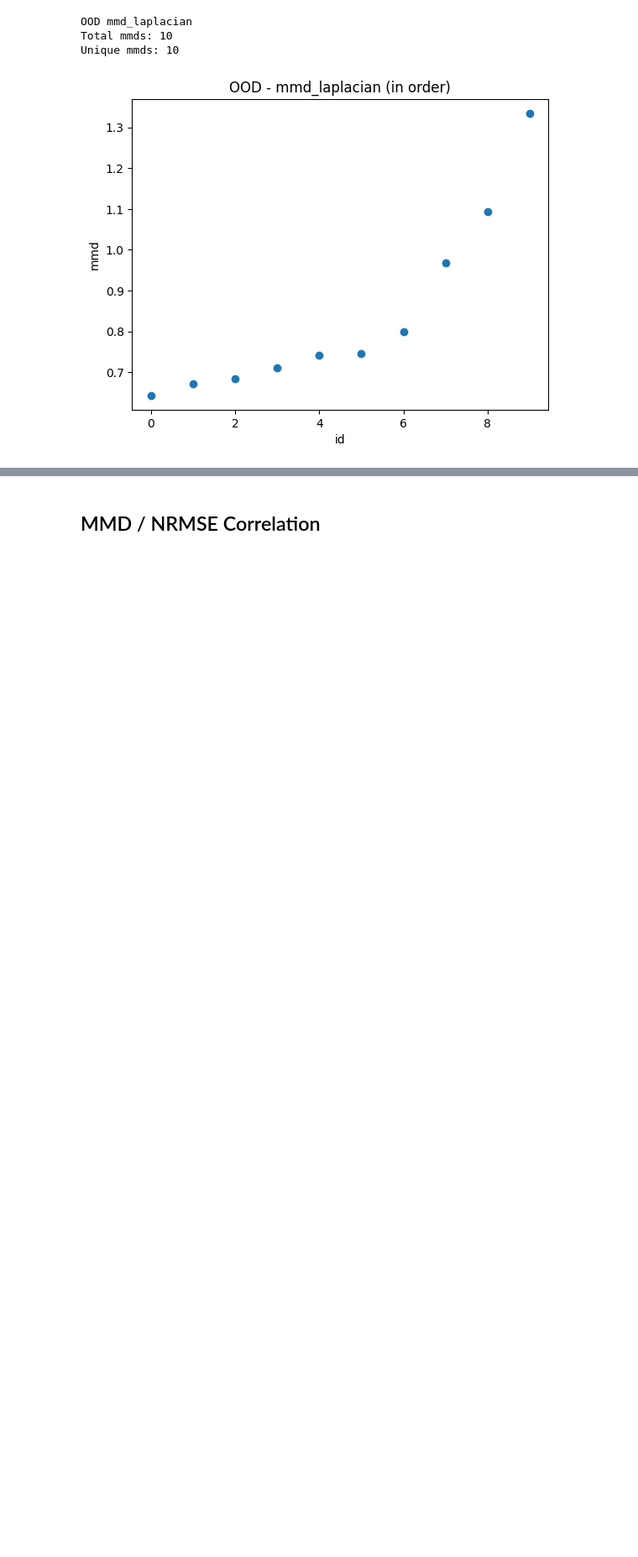
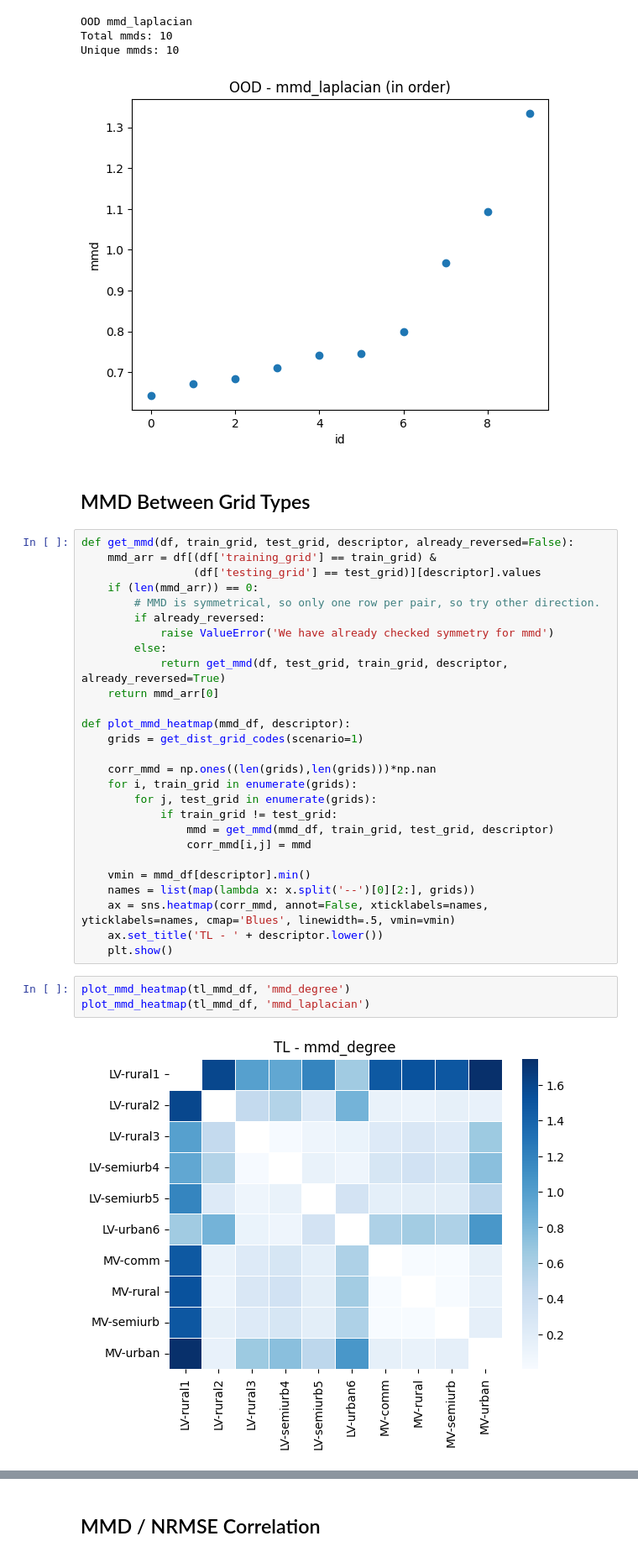
Before and after one commit to Davjes15/engage_pg, a Jupyter notebook: results_analysis.ipynb, the cells around one changed output, grey strips where cells are left out. Shown at 84% size. Cells and saved outputs as stored; diff of their text form; blank space fills up the shorter version.

Commit message:
added heatmap for mmd between grids

```diff
--- a/results_analysis.ipynb
+++ b/results_analysis.ipynb
@@ -112,3 +112,37 @@ OOD mmd_laplacian
 Total mmds: 10
 Unique mmds: 10
 [figure]
+# %% [markdown]
+## MMD Between Grid Types
+# %%
+def get_mmd(df, train_grid, test_grid, descriptor, already_reversed=False):
+    mmd_arr = df[(df['training_grid'] == train_grid) &
+                 (df['testing_grid'] == test_grid)][descriptor].values
+    if (len(mmd_arr)) == 0:
+        # MMD is symmetrical, so only one row per pair, so try other direction.
+        if already_reversed:
+            raise ValueError('We have already checked symmetry for mmd')
+        else:
+            return get_mmd(df, test_grid, train_grid, descriptor, already_reversed=True)
+    return mmd_arr[0]
+
+def plot_mmd_heatmap(mmd_df, descriptor):
+    grids = get_dist_grid_codes(scenario=1)
+
+    corr_mmd = np.ones((len(grids),len(grids)))*np.nan
+    for i, train_grid in enumerate(grids):
+        for j, test_grid in enumerate(grids):
+            if train_grid != test_grid:
+                mmd = get_mmd(mmd_df, train_grid, test_grid, descriptor)
+                corr_mmd[i,j] = mmd
+
+    vmin = mmd_df[descriptor].min()
+    names = list(map(lambda x: x.split('--')[0][2:], grids))
+    ax = sns.heatmap(corr_mmd, annot=False, xticklabels=names, yticklabels=names, cmap='Blues', linewidth=.5, vmin=vmin)
+    ax.set_title('TL - ' + descriptor.lower())
+    plt.show()
+# %%
+plot_mmd_heatmap(tl_mmd_df, 'mmd_degree')
+plot_mmd_heatmap(tl_mmd_df, 'mmd_laplacian')
+# %% [output]
+[figure, added]
```
Also changed, not shown: parts of 1 cell of this notebook.
